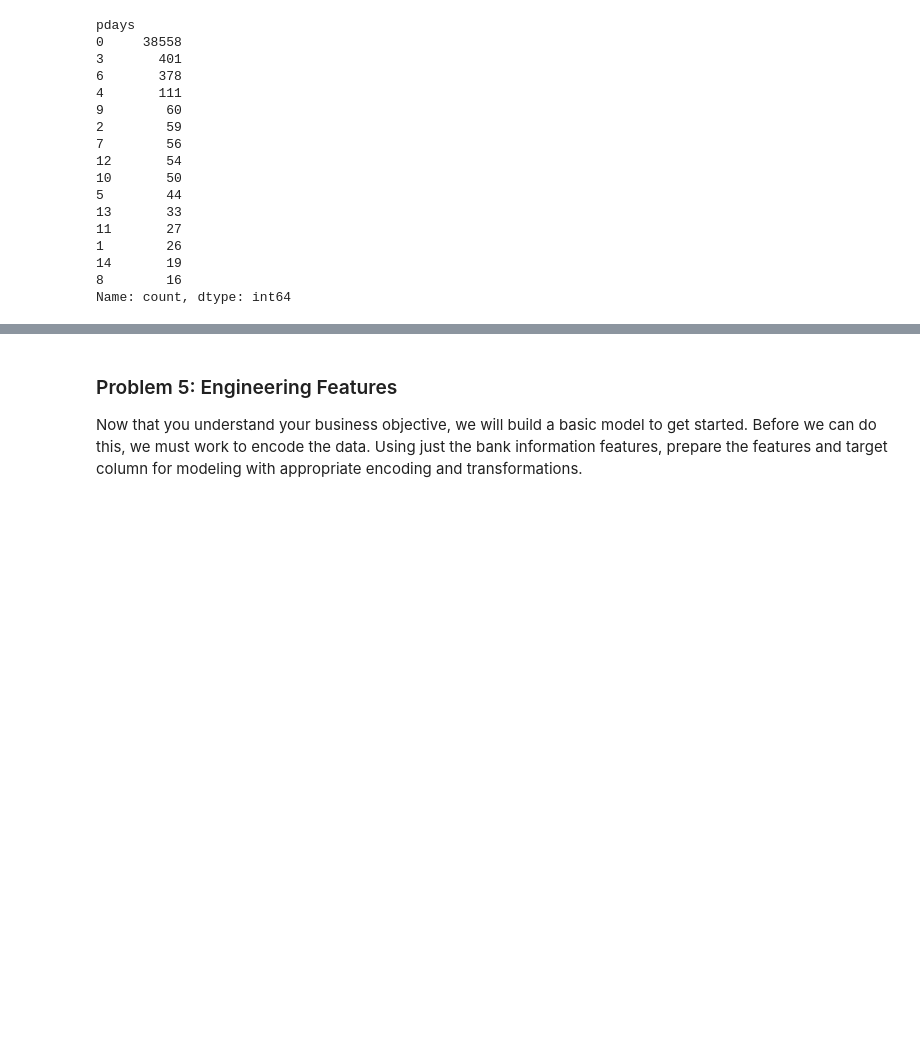
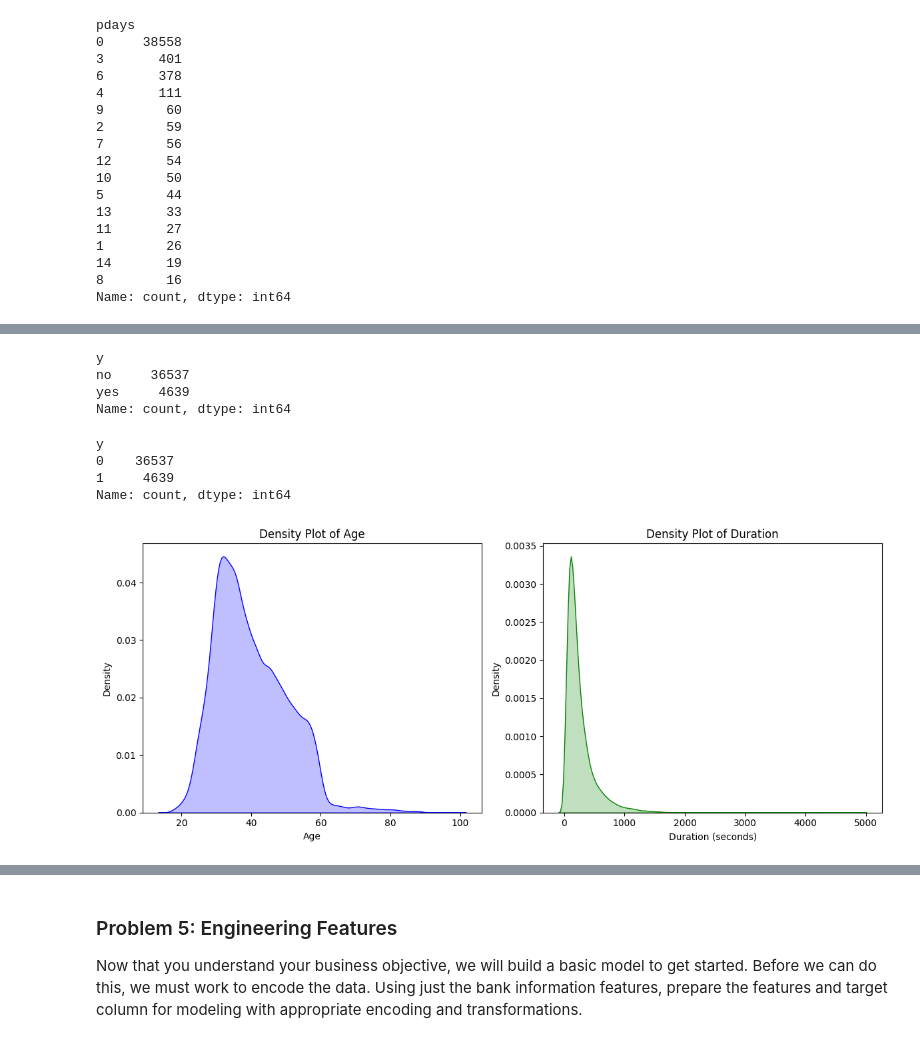
Before and after one commit to micwill755/UB-Application3, a Jupyter notebook: prompt_III.ipynb, the cells around one changed output, grey strips where cells are left out. Drawn from its saved outputs; the diff is of its cells as text; code cells hidden in the pictures; blank space fills up the shorter version.

```diff
--- a/prompt_III.ipynb
+++ b/prompt_III.ipynb
@@ -494,10 +446,0 @@ plt.show()
-# %%
-# check education and default
-df['y_num'] = df['y'].map({'yes': 1, 'no': 0})
-edu_corr = df.groupby('education')['y_num'].mean()
-
-edu_corr.plot(kind='bar', figsize=(8,5))
-plt.ylabel('Correlation / Success Rate')
-plt.title('Success Rate by Education Level')
-plt.xticks(rotation=45)
-plt.show()
@@ -579,0 +467,35 @@ memory usage: 6.6+ MB
+# %%
+df['y'].value_counts()
+# %% [output]
+y
+no     36537
+yes     4639
+Name: count, dtype: int64
+# %%
+# replace y column with 1, 0 instead of yes/no as we need numeric datatypes for training
+df['y'] = df['y'].replace({"no":0, "yes":1})
+# %%
+df['y'].value_counts()
+# %% [output]
+y
+0    36537
+1     4639
+Name: count, dtype: int64
+# %%
+# we will start exploring continuous features - age and duration
+fig, axes = plt.subplots(1, 2, figsize=(12, 5))
+
+sns.kdeplot(data=df, x="age", fill=True, ax=axes[0], color="blue")
+axes[0].set_title("Density Plot of Age")
+axes[0].set_xlabel("Age")
+axes[0].set_ylabel("Density")
+
+sns.kdeplot(data=df, x="duration", fill=True, ax=axes[1], color="green")
+axes[1].set_title("Density Plot of Duration")
+axes[1].set_xlabel("Duration (seconds)")
+axes[1].set_ylabel("Density")
+
+plt.tight_layout()
+plt.show()
+# %% [output]
+[figure, added]
```
Also changed, not shown: parts of 45 cells of this notebook.
